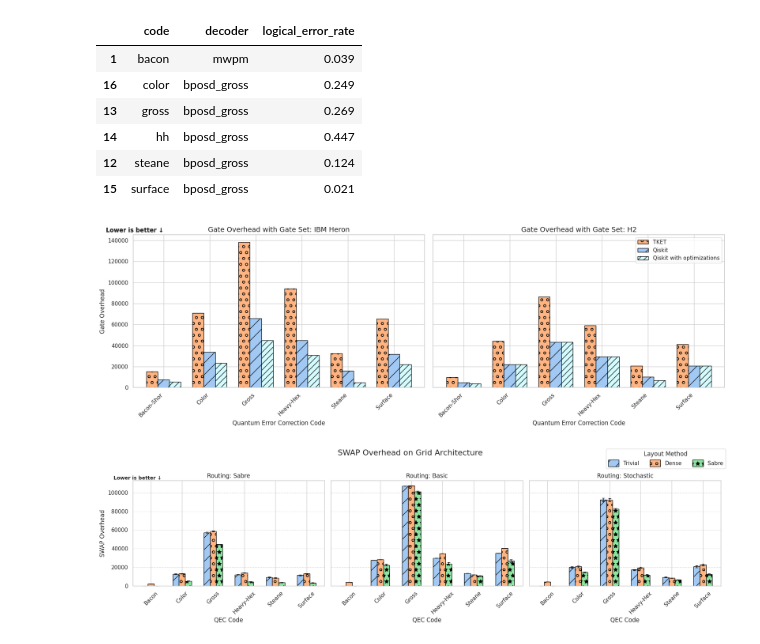
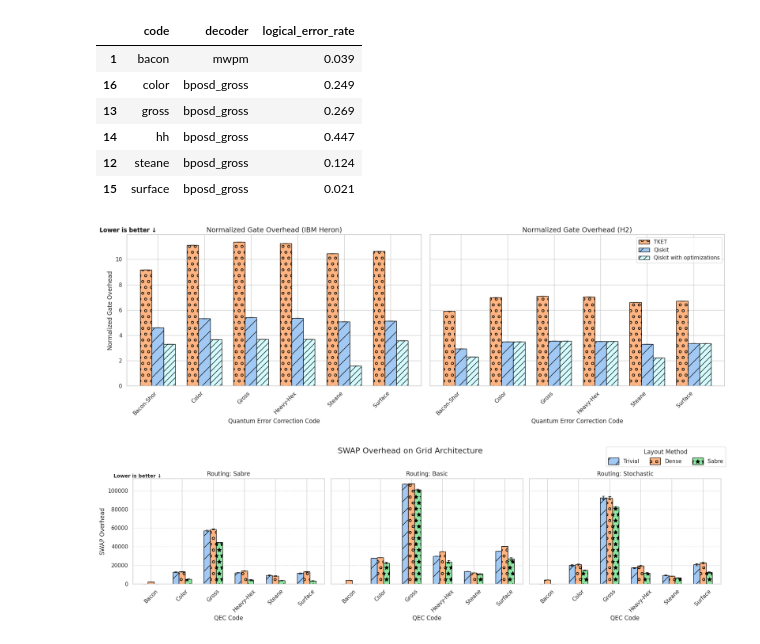
Before and after one commit to aswierkowska/eccentric_bench, a Jupyter notebook: utils/plots.ipynb, the cells around one changed output. Saved outputs shown, nothing was run; the diff lists cells and outputs as text; code cells hidden in the pictures.

Commit message:
New translation plot

```diff
--- a/utils/plots.ipynb
+++ b/utils/plots.ipynb
@@ -523,21 +523,13 @@ import matplotlib.pyplot as plt
 import seaborn as sns
 
 # Load original data
-df = pd.read_csv("../experiment_results/Translation/results.csv")
-
-# Load optimized Qiskit results
-df_optimized = pd.read_csv("../experiment_results/Translation_qiskit_optimized/results.csv")
-df_optimized = df_optimized[df_optimized["translating_method"] == "qiskit"].copy()
-df_optimized["translating_method"] = "Qiskit with optimizations"
-
-# Combine DataFrames
-df = pd.concat([df, df_optimized], ignore_index=True)
+df = pd.read_csv("../experiment_results/Translation_full/results.csv")
 
 # Method name formatting
 method_label_map = {
     "tket": "TKET",
     "qiskit": "Qiskit",
-    "Qiskit with optimizations": "Qiskit with optimizations",
+    "qiskit_optimized": "Qiskit with optimizations",
 }
 df["translating_method"] = df["translating_method"].map(method_label_map)
 
@@ -557,13 +549,17 @@ def format_code(code):
 
 df["code"] = df["code"].apply(format_code)
 
+# Normalize to original_total_gates
+df["normalized_mean"] = df["gate_overhead_mean"] / df["original_total_gates"]
+df["normalized_var"] = df["gate_overhead_var"] / (df["original_total_gates"] ** 2)
+
 # Plot settings
 sns.set(style="whitegrid")
 fig, axes = plt.subplots(1, 2, figsize=(18, 6), sharey=True)
 
 # Set pastel palette base color
 base_palette = sns.color_palette("pastel", n_colors=2)
-qiskit_color = base_palette[0]  # shared base for both Qiskits
+qiskit_color = base_palette[0]
 tket_color = base_palette[1]
 optimized_qiskit_color = tuple(min(1, c + 0.2) for c in qiskit_color)
 
@@ -577,8 +573,6 @@ hatches = ["o", "/", "//"]  # different hatches per method
 
 # Sort and format code labels
 codes = sorted(df["code"].unique())
-
-# Plot bars with hatching
 bar_width = 0.25
 x = np.arange(len(codes))
 
@@ -586,52 +580,63 @@ for i, gate_set in enumerate(gate_sets):
     ax = axes[i]
     subset = df[df["gate_set"] == gate_set]
 
-    pivot = subset.pivot_table(
+    # Pivot normalized values
+    mean_pivot = subset.pivot_table(
         index="code",
         columns="translating_method",
-        values="gate_overhead",
+        values="normalized_mean",
+        aggfunc="mean",
+    ).reindex(codes).reindex(columns=translation_methods, fill_value=0)
+
+    var_pivot = subset.pivot_table(
+        index="code",
+        columns="translating_method",
+        values="normalized_var",
         aggfunc="mean",
     ).reindex(codes).reindex(columns=translation_methods, fill_value=0)
 
     for j, method in enumerate(translation_methods):
-        values = pivot[method].values
+        means = mean_pivot[method].values
+        variances = var_pivot[method].values
         bars = ax.bar(
             x + j * bar_width,
-            values,
+            means,
+            yerr=variances,
+            capsize=5,
             width=bar_width,
             color=color_map[method],
             hatch=hatches[j % len(hatches)],
             edgecolor="black",
             label=method
         )
 
-    ax.set_title(f"Gate Overhead with Gate Set: {'IBM Heron' if gate_set == 'ibm_heron' else 'H2'}", fontsize=14)
+    ax.set_title(f"Normalized Gate Overhead ({'IBM Heron' if gate_set == 'ibm_heron' else 'H2'})", fontsize=14)
     ax.set_xlabel("Quantum Error Correction Code")
-    axes[0].set_ylabel("Gate Overhead")
+    axes[0].set_ylabel("Normalized Gate Overhead")
     ax.set_xticks(x + bar_width)
     ax.set_xticklabels(codes, rotation=45, ha="right")
 
-    # Add "Lower is better ↓" in top-left corner
+    # Add "Lower is better ↓"
     ylim = ax.get_ylim()
     axes[0].text(
-        -1,                      # left side
-        ylim[1] * 1.05,         # near top
+        -1,
+        ylim[1] * 1.05,
         "Lower is better ↓",
         fontsize=12,
         fontweight="bold",
         verticalalignment="top",
         horizontalalignment="left"
     )
 
 # Legend and layout
 axes[1].legend()
 plt.tight_layout()
 
 # Uncomment to save
-plt.savefig("../data/translation/overhead_without_bqskit.png")
+plt.savefig("../data/translation/translation.pdf", format='pdf')
 plt.show()
 # %% [output]
-[figure, old version]
+[figure, new version]
 # %%
 import pandas as pd
 import matplotlib.pyplot as plt
```
Also changed, not shown: 3 other files.
